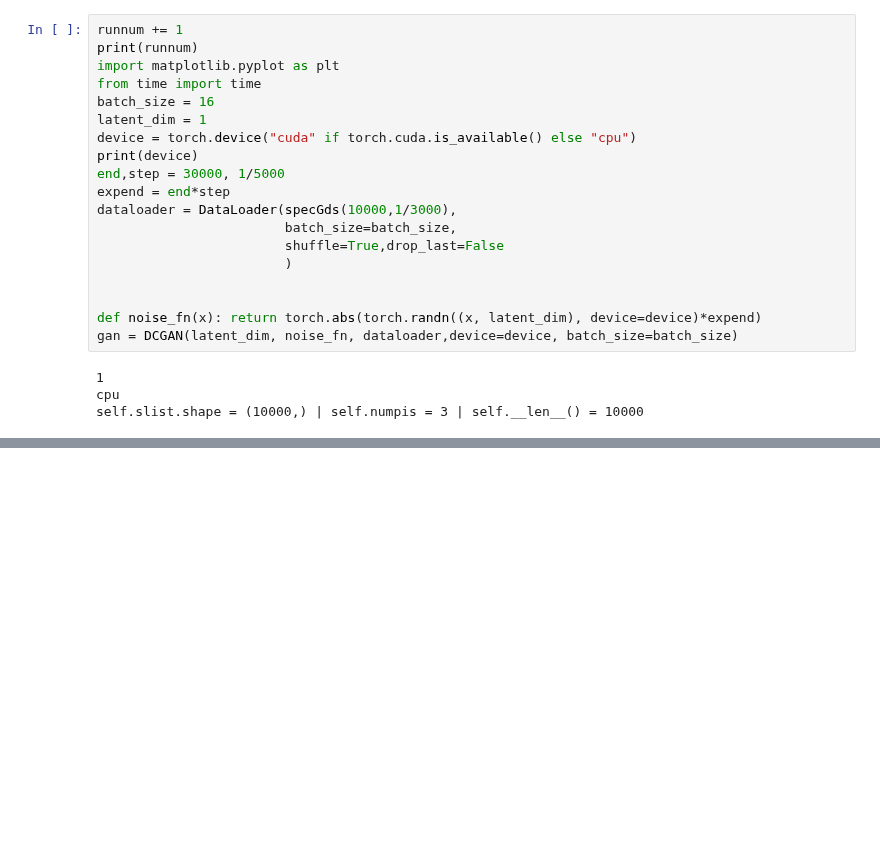
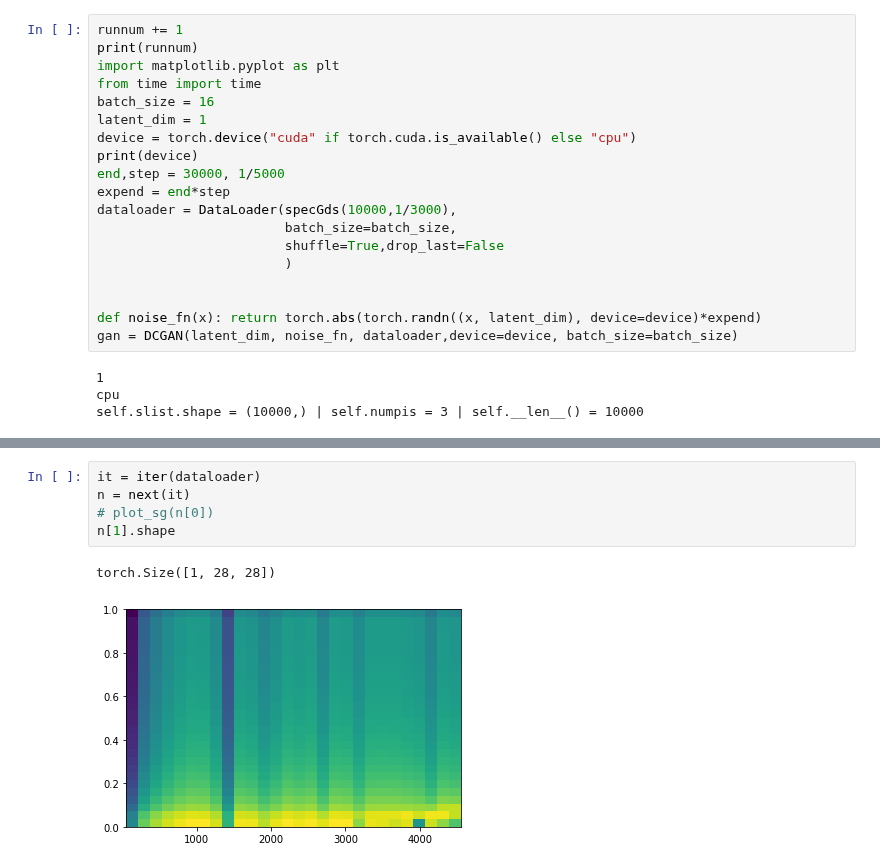
Before and after one commit to aashraychegu/testing_grounds, a Jupyter notebook: ready/gan_test.ipynb, the cells around one changed output, grey strips where cells are left out. Drawn from its saved outputs; the diff is of its cells as text; blank space fills up the shorter version.

Commit message:
Better plotting functions

```diff
--- a/ready/gan_test.ipynb
+++ b/ready/gan_test.ipynb
@@ -465,0 +465,8 @@ NameError: name 'gan' is not defined
+# %%
+it = iter(dataloader)
+n = next(it)
+# plot_sg(n[0])
+n[1].shape
+# %% [output]
+torch.Size([1, 28, 28])
+[figure, added]
```
Also changed, not shown: parts of 7 cells of this notebook.
